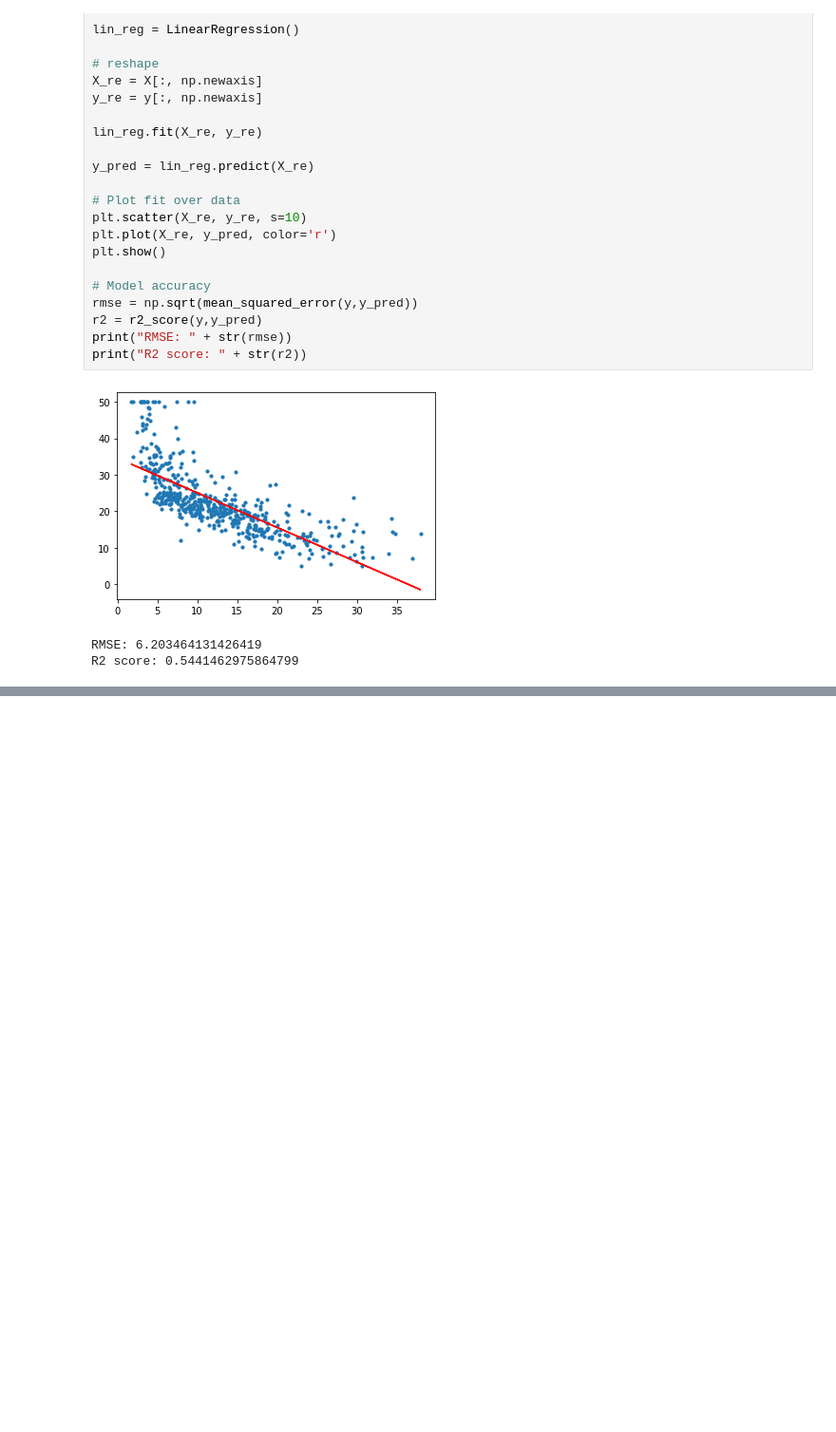
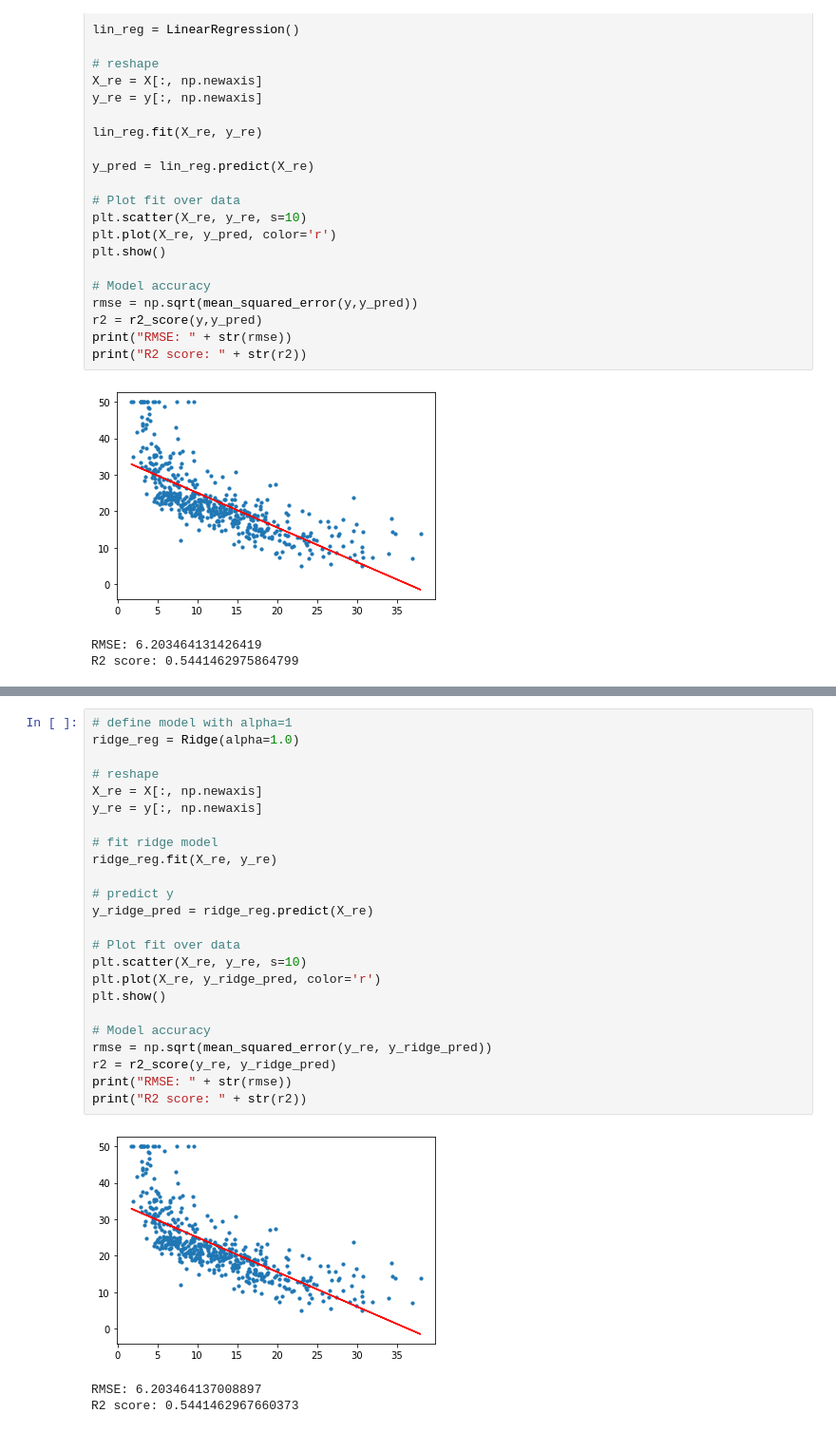
Before and after one commit to JonasSchroeder/handsonmachinelearning, a Jupyter notebook: Regularized Linear Models.ipynb, the cells around one changed output, grey strips where cells are left out. Shown at 95% size. Cells and saved outputs as stored; diff of their text form; blank space fills up the shorter version.

Commit message:
worked more on regularization model notebook

```diff
--- a/Regularized Linear Models.ipynb
+++ b/Regularized Linear Models.ipynb
@@ -192,0 +121,28 @@ plt.show()
+# %%
+# define model with alpha=1
+ridge_reg = Ridge(alpha=1.0)
+
+# reshape
+X_re = X[:, np.newaxis]
+y_re = y[:, np.newaxis]
+
+# fit ridge model
+ridge_reg.fit(X_re, y_re)
+
+# predict y
+y_ridge_pred = ridge_reg.predict(X_re)
+
+# Plot fit over data
+plt.scatter(X_re, y_re, s=10)
+plt.plot(X_re, y_ridge_pred, color='r')
+plt.show()
+
+# Model accuracy
+rmse = np.sqrt(mean_squared_error(y_re, y_ridge_pred))
+r2 = r2_score(y_re, y_ridge_pred)
+print("RMSE: " + str(rmse))
+print("R2 score: " + str(r2))
+# %% [output]
+[figure, added]
+RMSE: 6.203464137008897
+R2 score: 0.5441462967660373
```
Also changed, not shown: parts of 13 cells of this notebook.
